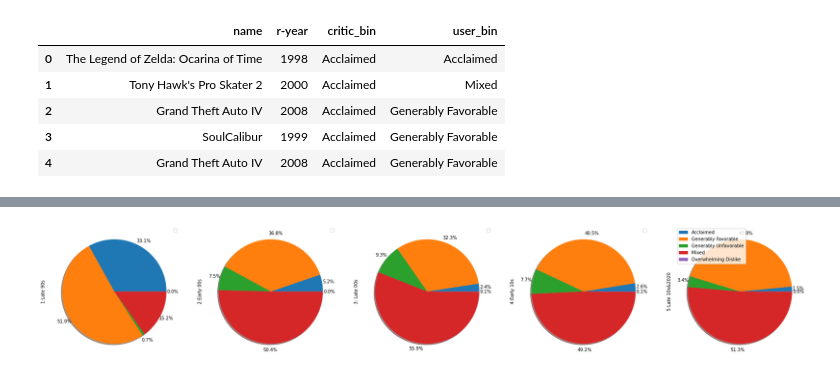
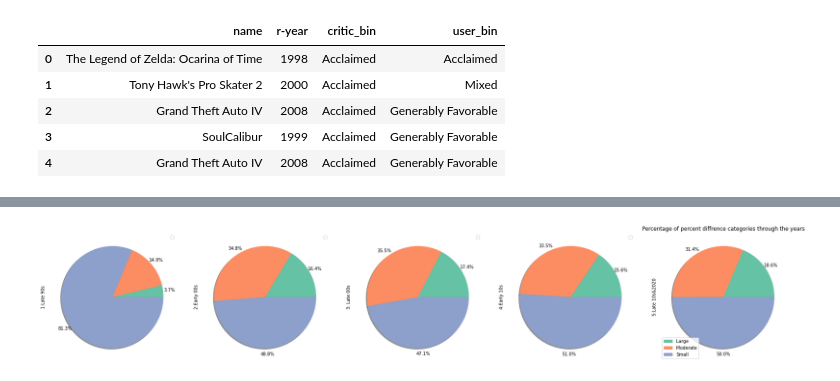
Before and after one commit to BlexxeCode/DataProjects, a Jupyter notebook: difference-between-critics-and-user-game-scores.ipynb, the cells around one changed output, grey strips where cells are left out. Saved outputs shown, nothing was run; the diff lists cells and outputs as text; code cells hidden in the pictures.

```diff
--- a/difference-between-critics-and-user-game-scores.ipynb
+++ b/difference-between-critics-and-user-game-scores.ipynb
@@ -82,6 +117,7 @@ game_scores['user score'].isnull().sum()
 # %%
 #changing score from object to float, them multiplying by 10 to match the meta score
 game_scores['user score'] = game_scores['user score'].astype('float') * 10
+game_scores['user score'] = game_scores['user score'].astype('int')
 # %%
 game_scores.head()
 # %% [output]
@@ -303,6 +415,7 @@ game_bins.head()
 | 3 | SoulCalibur | 1999 | Acclaimed | Generably Favorable |
 | 4 | Grand Theft Auto IV | 2008 | Acclaimed | Generably Favorable |
 # %%
+#bins of percent difference
 percent_bin=list()
 
 for value in game_scores['percent_difference']:
@@ -310,8 +423,10 @@ for value in game_scores['percent_difference']:
         percent_bin.append('Small')
     elif value > 10 and value <= 25:
         percent_bin.append('Moderate')
+    elif value > 25:
+        percent_bin.append('Large')
     else:
-        percent_bin.append('Large')
+        percent_bin.append(np.nan)
 
 game_bins['percent_bin'] = percent_bin
 game_bins
@@ -394,0 +512,8 @@ check3.plot.bar(figsize=(15,10))
+# %%
+year_difference = game_bins.groupby(['year_bin','percent_bin'])['name'].count().unstack()
+color = ['#8856a7','#9ebcda','#e0ecf4']
+plt.figure(figsize=(25,10))
+plt.stackplot(year_difference.index, year_difference['Small'],year_difference['Moderate'],year_difference['Large'], alpha=0.50, colors=color)
+plt.ylabel('Count')
+plt.legend(labels=year_difference.columns, loc='upper left')
+plt.title('Percent diffrence count through time periods')
@@ -394,0 +523,8 @@ check3.plot.bar(figsize=(15,10))
+# %%
+#pie charts of percentages of rating and percentage categories within time periods
+year_rating_pieC = year_rating_c.transpose()
+color = sns.color_palette('Set2')
+year_rating_pieC.plot.pie(subplots=True, figsize=((30,40)), labels=None, shadow=True, autopct='%1.1f%%', pctdistance=1.12, colors=color)
+plt.legend(labels=year_rating_pieC.index, loc='upper left')
+plt.title('Percentage of critic rating categories through the years')
+plt.show()
@@ -395,7 +542,8 @@ check3.plot.bar(figsize=(15,10))
 # %%
-check_t = check.transpose()
-check_t.plot.pie(subplots=True, figsize=((30,40)), labels=None, shadow=True, autopct='%1.1f%%', pctdistance=1.12)
-plt.legend(labels=check_t.index, loc='upper left')
+year_difference_pie = year_difference.transpose()
+year_difference_pie.plot.pie(subplots=True, figsize=((30,40)), labels=None, shadow=True, autopct='%1.1f%%', pctdistance=1.12, colors=color)
+plt.legend(labels=year_difference_pie.index, loc='lower left')
+plt.title('Percentage of percent diffrence categories through the years')
 plt.show()
 # %% [output]
-[figure, old version]
+[figure, new version]
```
Also changed, not shown: parts of 84 cells of this notebook.
